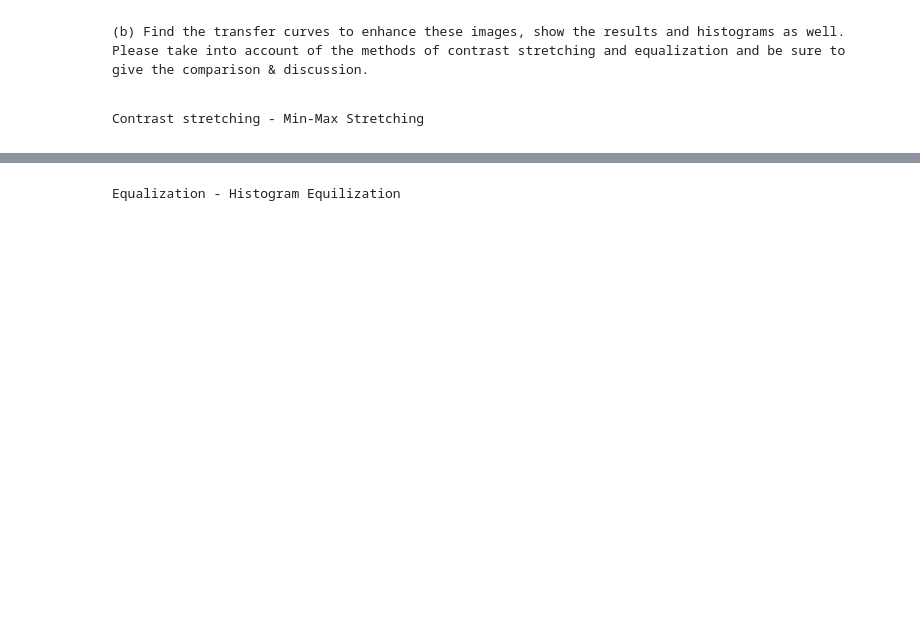
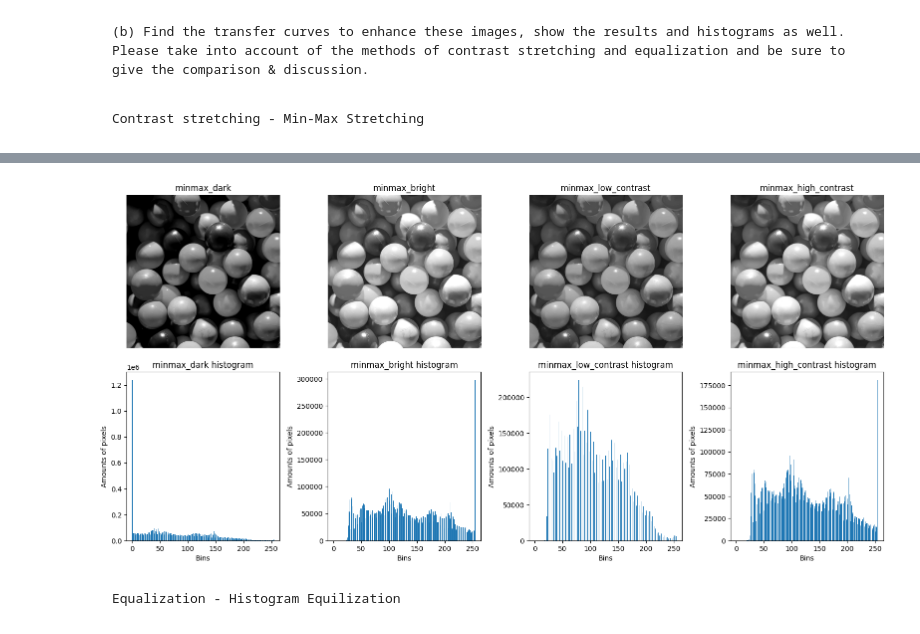
Before and after one commit to kappa0106/Histogram-Equalization-and-Specification, a Jupyter notebook: main.ipynb, the cells around one changed output, grey strips where cells are left out. Saved outputs shown, nothing was run; the diff lists cells and outputs as text; code cells hidden in the pictures; blank space fills up the shorter version.

```diff
--- a/main.ipynb
+++ b/main.ipynb
@@ -149,8 +122,0 @@ new_max = 255
-# %%
-# loop through every pixel of an image and apply Min-Max formula
-for i in range(height):
-    for j in range(width):
-        minmax_dark[i,j]    = (dark[i,j] - min_dark) * (new_max - new_min) / (max_dark - min_dark) + new_min
-        minmax_bright[i,j]  = (bright[i,j] - min_bright) * (new_max - new_min) / (max_bright - min_bright) + new_min
-        minmax_low[i,j]     = (con_low[i,j] - min_low) * (new_max - new_min) / (max_low - min_low) + new_min
-        minmax_high[i,j]    = (con_high[i,j] - min_high) * (new_max - new_min) / (max_high - min_high) + new_min
@@ -222,3 +123,23 @@ plt.show()
+# %%
+# Declare the Min-Max Stretching function
+def minmax_stretching(img):
+    img_contrast_stretching = np.zeros((height, width), dtype=np.uint8)
+    min = np.min(img)
+    max = np.max(img)
+    for i in range(height):
+        for j in range(width):
+            img_contrast_stretching[i,j]  = 255 * (img[i,j] - min) / (max - min)
+    return img_contrast_stretching
+# %%
+# Apply Min-Max Stretching to every image
+minmax_dark = minmax_stretching(dark)
+minmax_bright = minmax_stretching(bright)
+minmax_low_contrast = minmax_stretching(low_contrast)
+minmax_high_contrast = minmax_stretching(high_contrast)
+# %%
+output_four('Min-Max stretching images',minmax_dark, minmax_bright, minmax_low_contrast, minmax_high_contrast)
+# %% [output]
+[figure, added]
 # %% [markdown]
     Equalization - Histogram Equilization
 # %%
```
Also changed, not shown: parts of 25 cells of this notebook, 10 other files.
